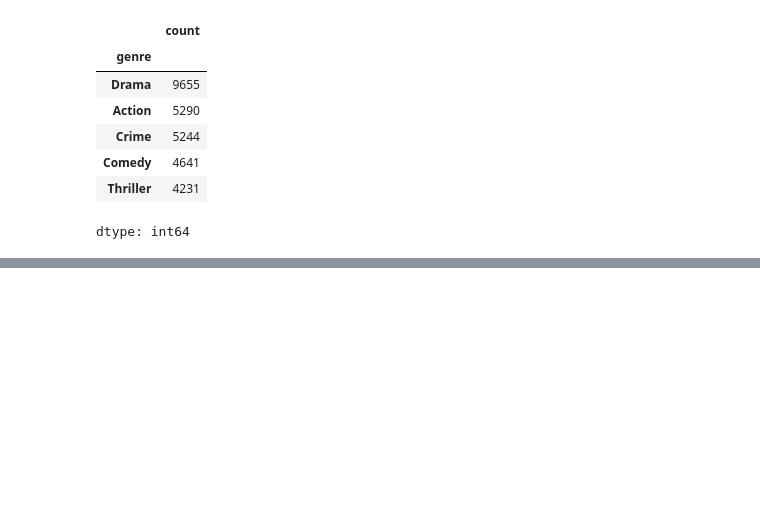
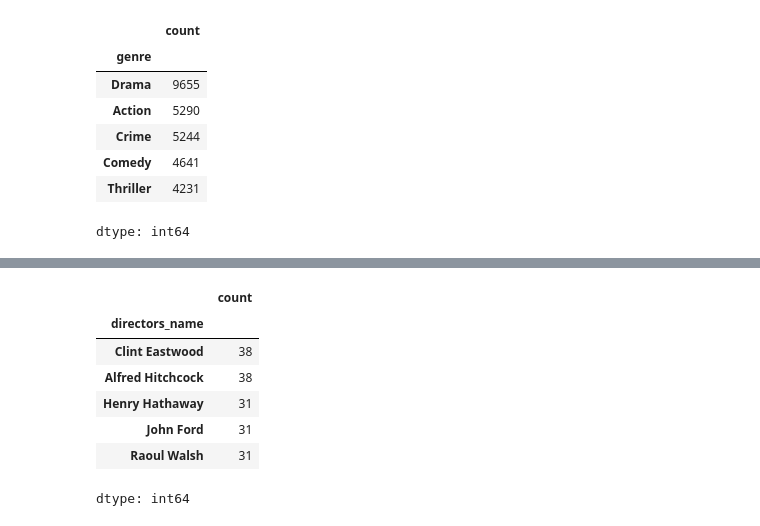
Before and after one commit to shreyaupadhyay4/project_movie, a Jupyter notebook: Movies_project.ipynb, the cells around one changed output, grey strips where cells are left out. Cells and saved outputs as stored; diff of their text form; code cells hidden in the pictures; blank space fills up the shorter version.

```diff
--- a/Movies_project.ipynb
+++ b/Movies_project.ipynb
@@ -559,0 +577,11 @@ dtype: int64
+# %%
+y.value_counts().sort_values(ascending=False).head()
+# %% [output]
+|  | count |
+| directors_name |  |
+| Clint Eastwood | 38 |
+| Alfred Hitchcock | 38 |
+| Henry Hathaway | 31 |
+| John Ford | 31 |
+| Raoul Walsh | 31 |
+dtype: int64
```
Also changed, not shown: parts of 3 cells of this notebook.
